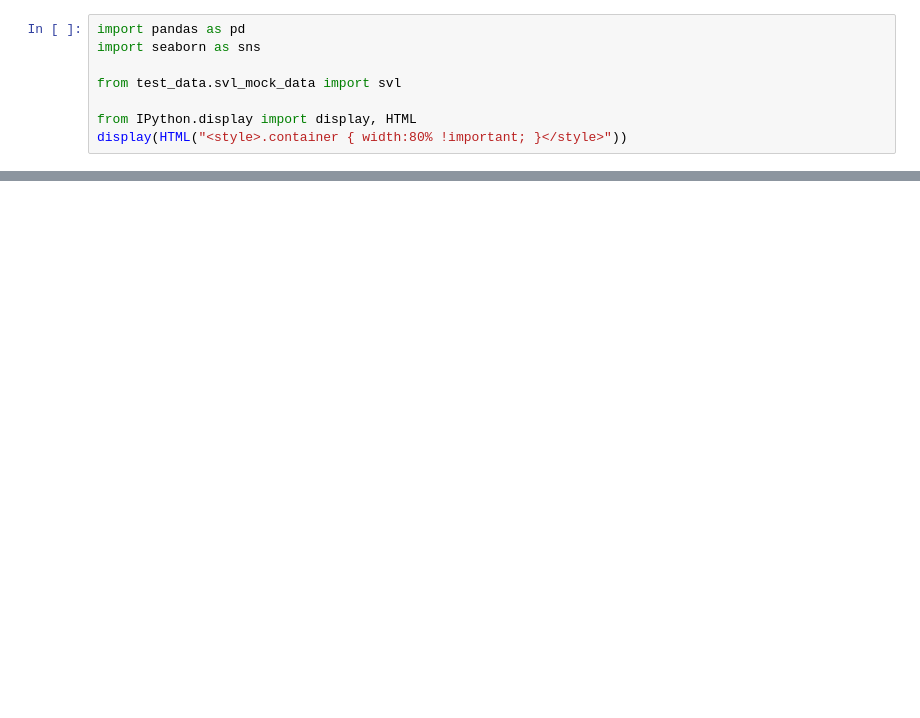
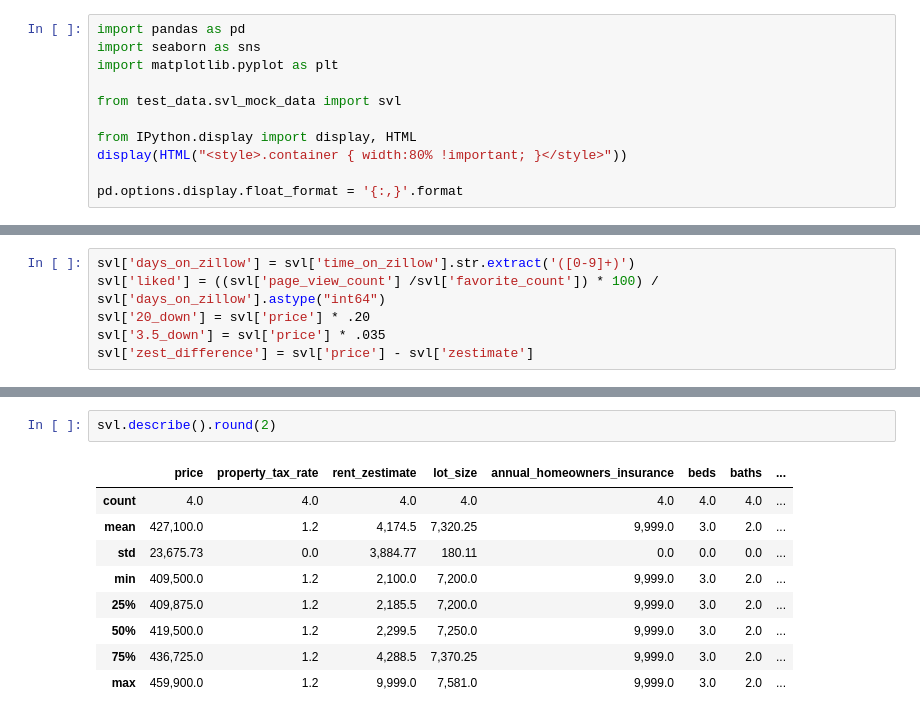
Before and after one commit to danieljdorado/realty, a Jupyter notebook: MockSVLExplorer.ipynb, the cells around one changed output, grey strips where cells are left out. Drawn from its saved outputs; the diff is of its cells as text; blank space fills up the shorter version.

Commit message:
Add updated values, add favorite_count to RealtyProperty

```diff
--- a/MockSVLExplorer.ipynb
+++ b/MockSVLExplorer.ipynb
@@ -1,8 +1,11 @@
 # %%
 import pandas as pd
 import seaborn as sns
+import matplotlib.pyplot as plt
 
 from test_data.svl_mock_data import svl
 
 from IPython.display import display, HTML
 display(HTML("<style>.container { width:80% !important; }</style>"))
+
+pd.options.display.float_format = '{:,}'.format
@@ -14,0 +12,6 @@ svl[['price', 'lot_size', 'beds', 'baths', 'living_area_value', 'year_built']].d
+# %%
+svl['days_on_zillow'] = svl['time_on_zillow'].str.extract('([0-9]+)')
+svl['liked'] = ((svl['page_view_count'] /svl['favorite_count']) * 100) / svl['days_on_zillow'].astype("int64")
+svl['20_down'] = svl['price'] * .20
+svl['3.5_down'] = svl['price'] * .035
+svl['zest_difference'] = svl['price'] - svl['zestimate']
@@ -14,0 +29,12 @@ svl[['price', 'lot_size', 'beds', 'baths', 'living_area_value', 'year_built']].d
+# %%
+svl.describe().round(2)
+# %% [output]
+|  | price | property_tax_rate | rent_zestimate | lot_size | annual_homeowners_insurance | beds | baths | ... |
+| count | 4.0 | 4.0 | 4.0 | 4.0 | 4.0 | 4.0 | 4.0 | ... |
+| mean | 427,100.0 | 1.2 | 4,174.5 | 7,320.25 | 9,999.0 | 3.0 | 2.0 | ... |
+| std | 23,675.73 | 0.0 | 3,884.77 | 180.11 | 0.0 | 0.0 | 0.0 | ... |
+| min | 409,500.0 | 1.2 | 2,100.0 | 7,200.0 | 9,999.0 | 3.0 | 2.0 | ... |
+| 25% | 409,875.0 | 1.2 | 2,185.5 | 7,200.0 | 9,999.0 | 3.0 | 2.0 | ... |
+| 50% | 419,500.0 | 1.2 | 2,299.5 | 7,250.0 | 9,999.0 | 3.0 | 2.0 | ... |
+| 75% | 436,725.0 | 1.2 | 4,288.5 | 7,370.25 | 9,999.0 | 3.0 | 2.0 | ... |
+| max | 459,900.0 | 1.2 | 9,999.0 | 7,581.0 | 9,999.0 | 3.0 | 2.0 | ... |
```
Also changed, not shown: parts of 11 cells of this notebook, 2 other files.
